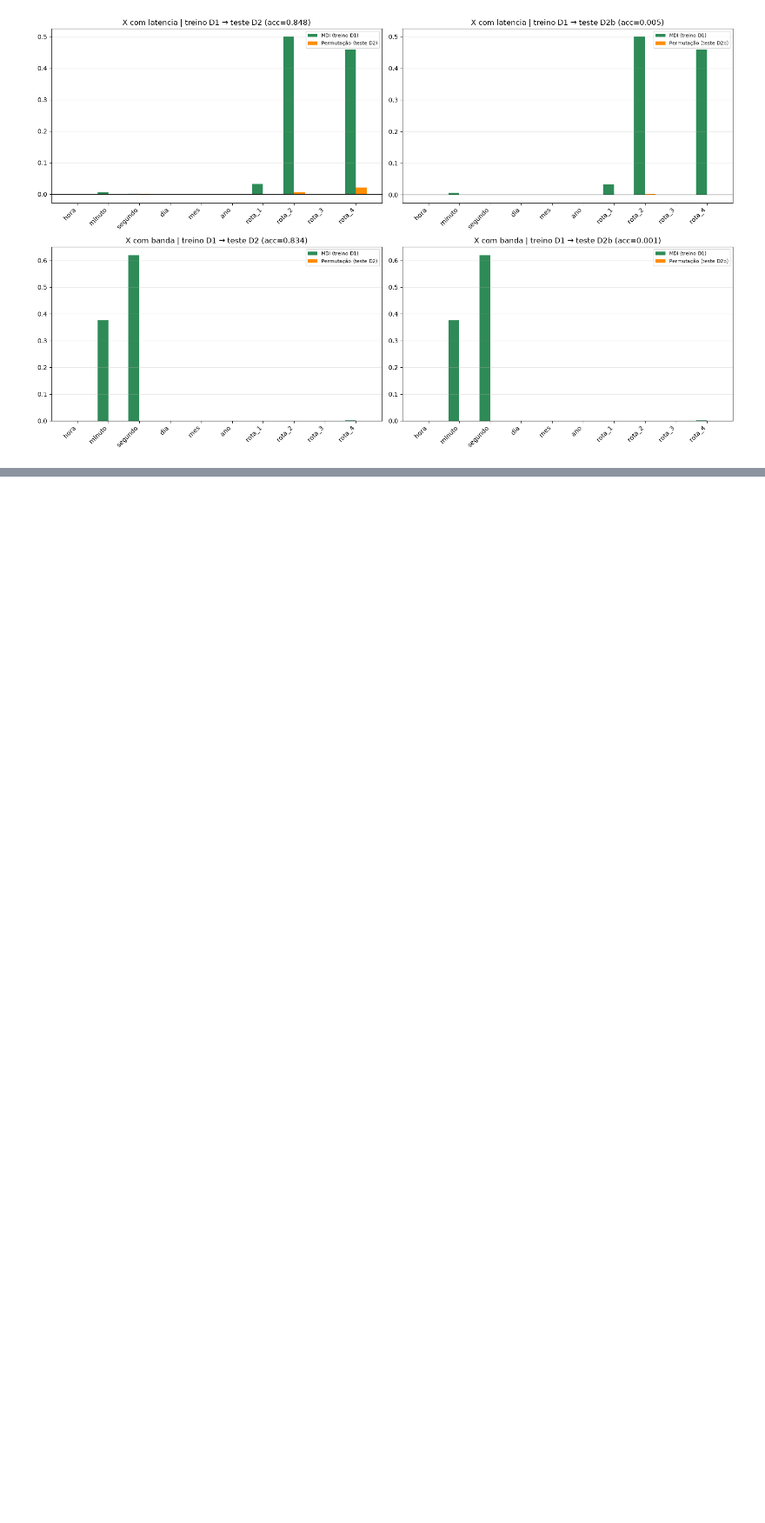
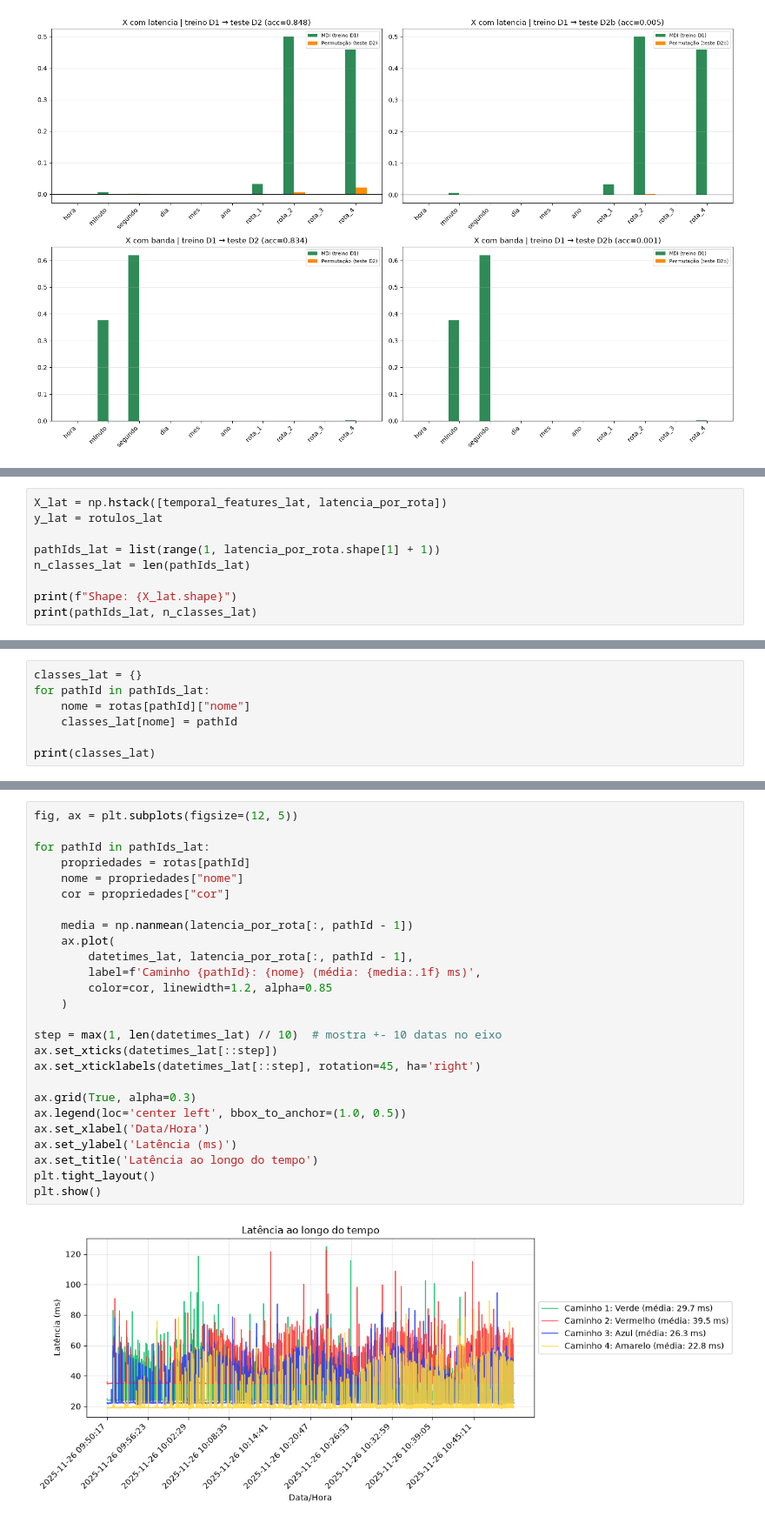
Before and after one commit to auerbeatriz/path-aware-datasets, a Jupyter notebook: Análise_de_modelos_de_ML_para_previsão_de_caminhos.ipynb, the cells around one changed output, grey strips where cells are left out. Shown at 87% size. Cells and saved outputs as stored; diff of their text form; blank space fills up the shorter version.

```diff
--- a/Análise_de_modelos_de_ML_para_previsão_de_caminhos.ipynb
+++ b/Análise_de_modelos_de_ML_para_previsão_de_caminhos.ipynb
@@ -1318,0 +1368,9 @@ plt.show()
+# %%
+X_lat = np.hstack([temporal_features_lat, latencia_por_rota])
+y_lat = rotulos_lat
+
+pathIds_lat = list(range(1, latencia_por_rota.shape[1] + 1))
+n_classes_lat = len(pathIds_lat)
+
+print(f"Shape: {X_lat.shape}")
+print(pathIds_lat, n_classes_lat)
@@ -1318,0 +1382,7 @@ plt.show()
+# %%
+classes_lat = {}
+for pathId in pathIds_lat:
+    nome = rotas[pathId]["nome"]
+    classes_lat[nome] = pathId
+
+print(classes_lat)
@@ -1318,0 +1412,28 @@ plt.show()
+# %%
+fig, ax = plt.subplots(figsize=(12, 5))
+
+for pathId in pathIds_lat:
+    propriedades = rotas[pathId]
+    nome = propriedades["nome"]
+    cor = propriedades["cor"]
+
+    media = np.nanmean(latencia_por_rota[:, pathId - 1])
+    ax.plot(
+        datetimes_lat, latencia_por_rota[:, pathId - 1],
+        label=f'Caminho {pathId}: {nome} (média: {media:.1f} ms)',
+        color=cor, linewidth=1.2, alpha=0.85
+    )
+
+step = max(1, len(datetimes_lat) // 10)  # mostra +- 10 datas no eixo
+ax.set_xticks(datetimes_lat[::step])
+ax.set_xticklabels(datetimes_lat[::step], rotation=45, ha='right')
+
+ax.grid(True, alpha=0.3)
+ax.legend(loc='center left', bbox_to_anchor=(1.0, 0.5))
+ax.set_xlabel('Data/Hora')
+ax.set_ylabel('Latência (ms)')
+ax.set_title('Latência ao longo do tempo')
+plt.tight_layout()
+plt.show()
+# %% [output]
+[figure, added]
```
Also changed, not shown: parts of 31 cells of this notebook, 50 other files.
